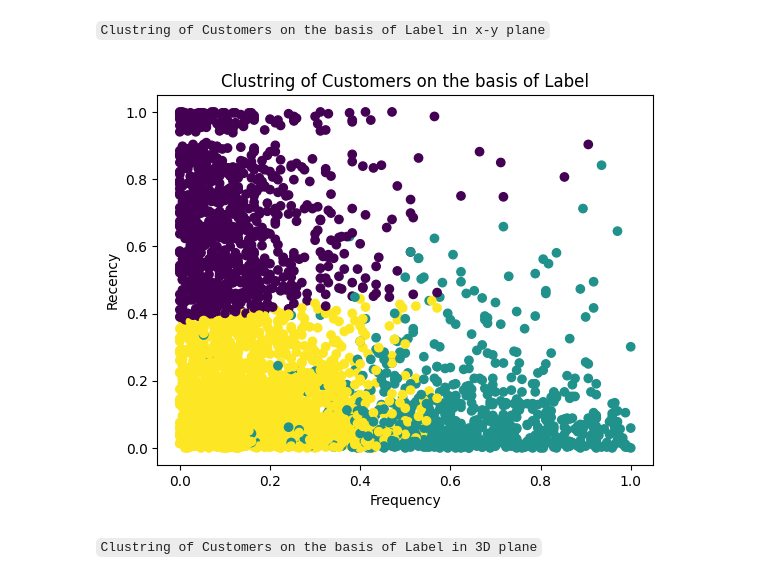
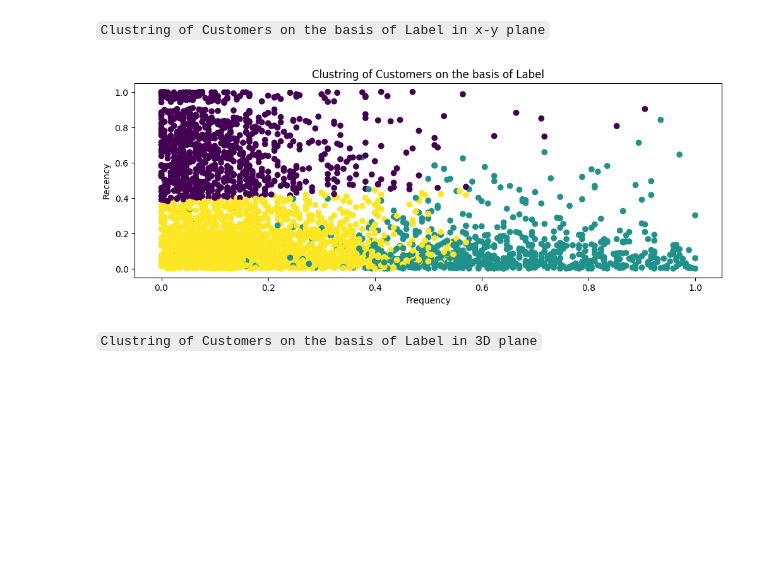
Before and after one commit to abuulhassanrao/ML_Project-Customer_Segmentation, a Jupyter notebook: customer_segmentation.ipynb, the cells around one changed output. Drawn from its saved outputs; the diff is of its cells as text; code cells hidden in the pictures; blank space fills up the shorter version.

```diff
--- a/customer_segmentation.ipynb
+++ b/customer_segmentation.ipynb
@@ -516,13 +483,15 @@ plt.show()
 # %%
 import matplotlib.pyplot as plt
+
+plt.figure(figsize=(12, 4))
 
 plt.scatter(rfm_df['Frequency'], rfm_df['Recency'], c=rfm_df['Label'])
 plt.xlabel('Frequency')
 plt.ylabel('Recency')
 plt.title('Clustring of Customers on the basis of Label')
 
 plt.show()
 # %% [output]
-[figure, old version]
+[figure, new version]
 # %% [markdown]
 `Clustring of Customers on the basis of Label in 3D plane`
```
Also changed, not shown: parts of 10 cells of this notebook.
